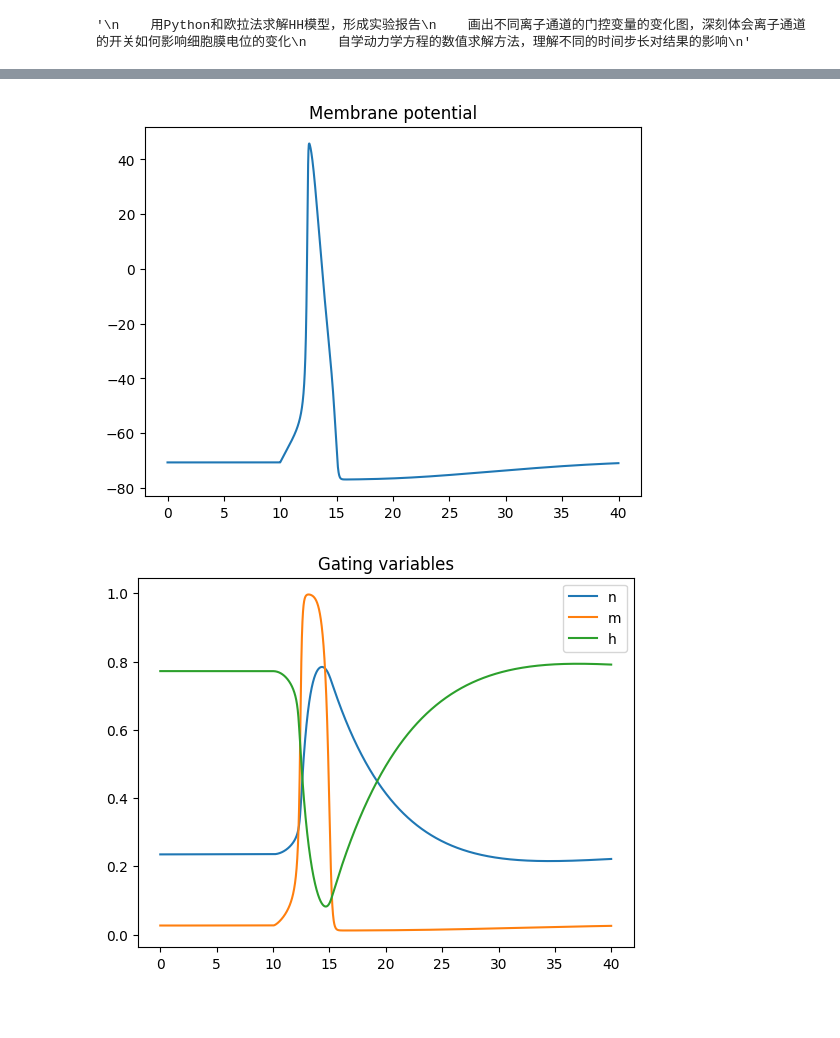
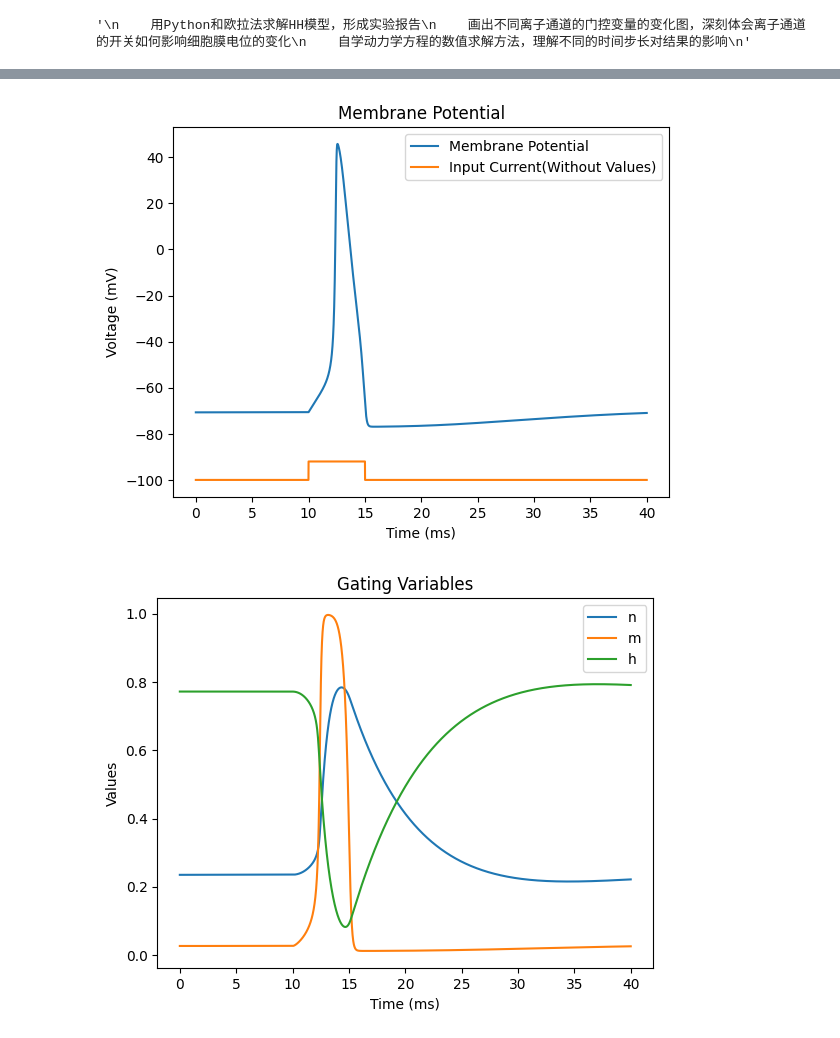
Before and after one commit to MZhexin/Brain-Dynamics-Programming, a Jupyter notebook: Experiment/HHModel.ipynb, the cells around one changed output, grey strips where cells are left out. Cells and saved outputs as stored; diff of their text form; code cells hidden in the pictures; blank space fills up the shorter version.

```diff
--- a/Experiment/HHModel.ipynb
+++ b/Experiment/HHModel.ipynb
@@ -71,19 +74,19 @@ plt.show()
 # Hodgkin-Huxley Model的参数：以乌贼巨轴突为例
 
 # 平衡电位
-E_Na = 50.0
-E_K = -77.0
-E_L = -54.387
+E_Na = 50.0                             # 钠离子通道
+E_K = -77.0                             # 钾离子通道
+E_L = -54.387                           # 泄露通道
 
 # 最大电导
-g_Na = 120.0
-g_K = 36.0
-g_L = 0.03
+g_Na = 120.0                            # 钠离子通道
+g_K = 36.0                              # 钾离子通道
+g_L = 0.03                              # 泄露通道
 
 # 时间
 dt = 0.01                               # 时间步长
 T = 40                                  # 最大时间
-t = np.arange(0, T, 0.01)               # 时间序列
+t = np.arange(0, T, dt)                 # 时间序列
 
 # 温度因子
 Q10 = 3.0                               # 温度升高10℃的速率比
@@ -97,6 +100,14 @@ n = np.zeros(len(t))
 m = np.zeros(len(t))
 h = np.zeros(len(t))
 
+# 初始化稳态序列和时间常数序列
+inf_n = np.zeros(len(t))
+inf_m = np.zeros(len(t))
+inf_h = np.zeros(len(t))
+tau_n = np.zeros(len(t))
+tau_m = np.zeros(len(t))
+tau_h = np.zeros(len(t))
+
 # 初值
 V[0] = -70.68
 h[0] = 0.772
@@ -104,7 +115,8 @@ m[0] = 0.0266
 n[0] = 0.235
 
 # 其他参数
-I_E = 0.0                               # 外部电流刺激
+I_E = np.zeros(len(t))                  # 外部电流刺激序列
+I_E[0] = 0.0                            # 外部电流刺激初值
 C = 1.0                                 # 电容
 # %%
 # 模拟刺激
@@ -161,26 +170,34 @@ for i in range(1, len(t)):
 # %%
 # 绘图
 plt.clf()
 
-# 膜电位
+# 膜电位和电流
 plt.plot(t, V)
-plt.title('Membrane potential')
+plt.plot(t, I_E - 100)
+plt.title('Membrane Potential')
+plt.xlabel('Time (ms)')
+plt.ylabel('Voltage (mV)')
+plt.legend(['Membrane Potential', 'Input Current(Without Values)'])
 plt.show()
 
 # 门控变量
 plt.plot(t, n)
 plt.plot(t, m)
 plt.plot(t, h)
-plt.title('Gating variables')
+plt.title('Gating Variables')
+plt.xlabel('Time (ms)')
+plt.ylabel('Values')
 plt.legend(['n', 'm', 'h'])
 plt.show()
 
 # 单位面积电导
 plt.plot(t, g_Na * h * m ** 3)
 plt.plot(t, g_K * n ** 4)
 plt.title('Conductance Per Unit Area')
+plt.xlabel('Time (ms)')
+plt.ylabel('Unit Conductance (mS/cm²)')
 plt.legend(['Na', 'K'])
 plt.show()
 # %% [output]
-[figure, old version]
+[figure, new version]
-[figure, old version]
+[figure, new version]
```
Also changed, not shown: parts of 4 cells of this notebook.
